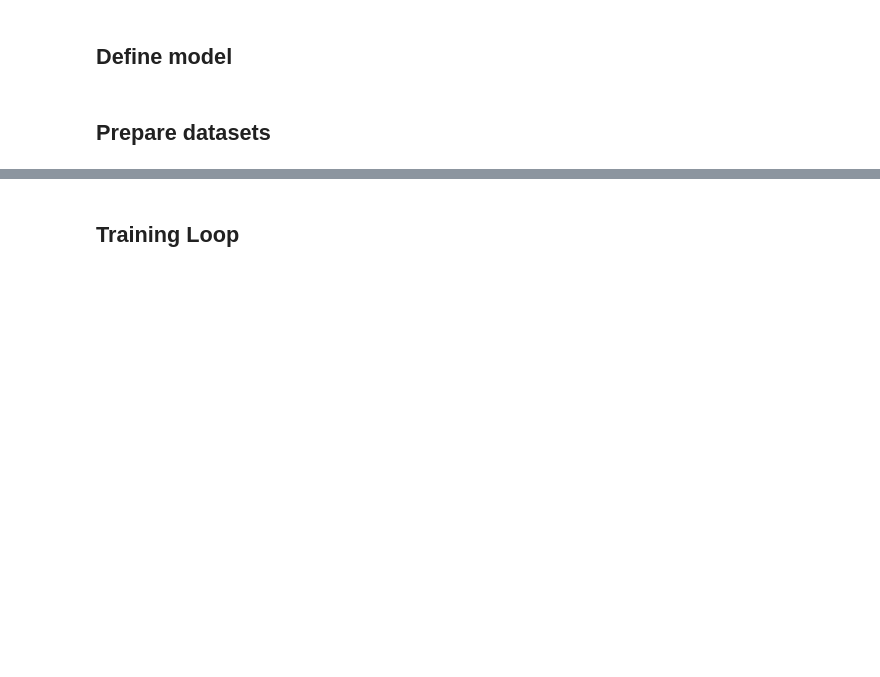
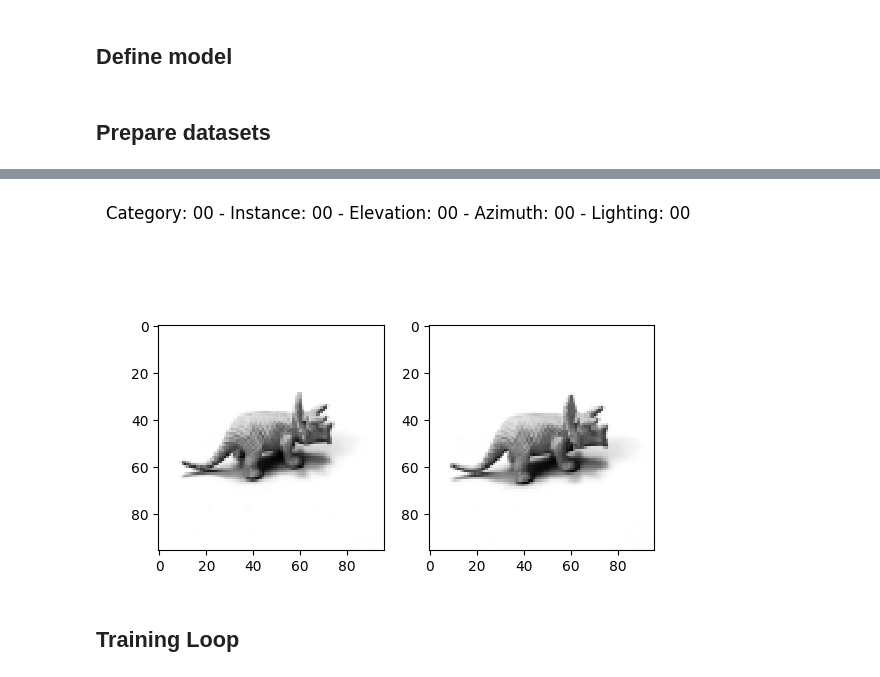
Before and after one commit to glassroom/heinsen_routing, a Jupyter notebook: smallnorb_model_and_training.ipynb, the cells around one changed output, grey strips where cells are left out. Cells and saved outputs as stored; diff of their text form; code cells hidden in the pictures; blank space fills up the shorter version.

```diff
--- a/smallnorb_model_and_training.ipynb
+++ b/smallnorb_model_and_training.ipynb
@@ -78,3 +95,7 @@ smallnorb = SmallNORBDataset(dataset_root='.data/smallnorb')
+# %%
+samples[0].show(plt.subplots(ncols=2))
+# %% [output]
+[figure, added]
 # %%
 class SmallNORBTorchDataset(torch.utils.data.Dataset):
 
```
Also changed, not shown: parts of 2 cells of this notebook, 1 other file.
